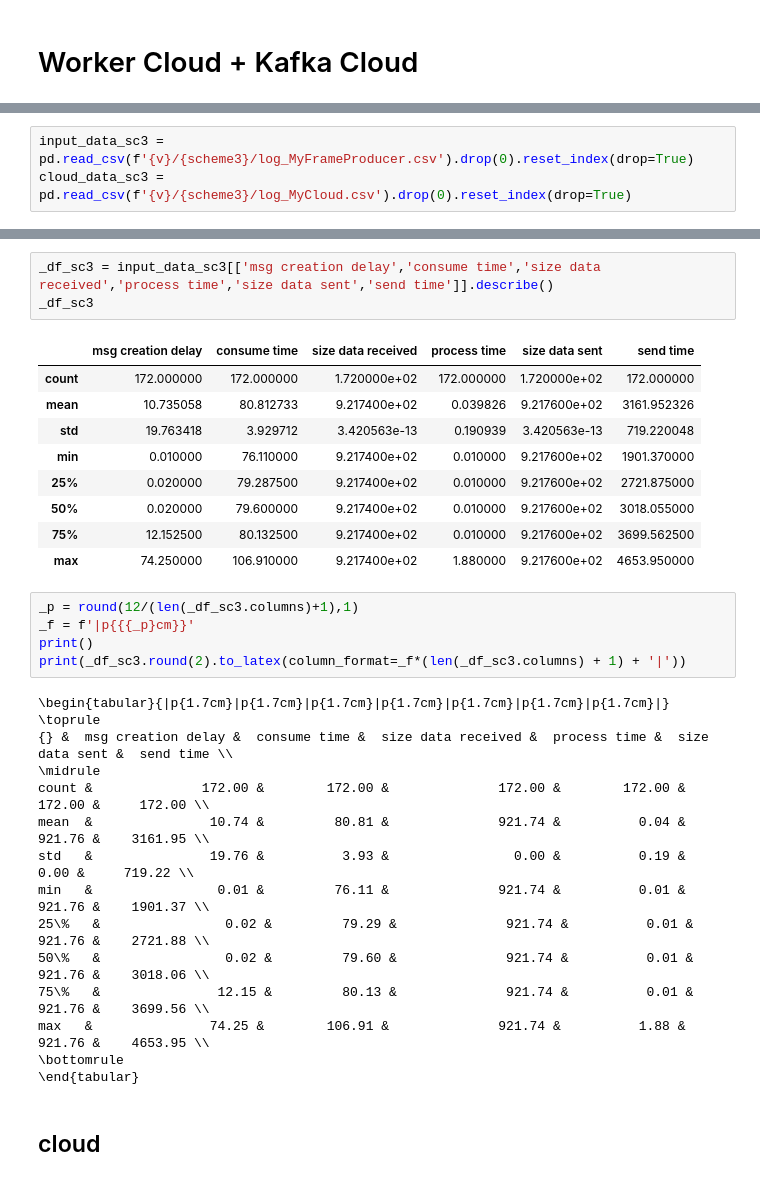
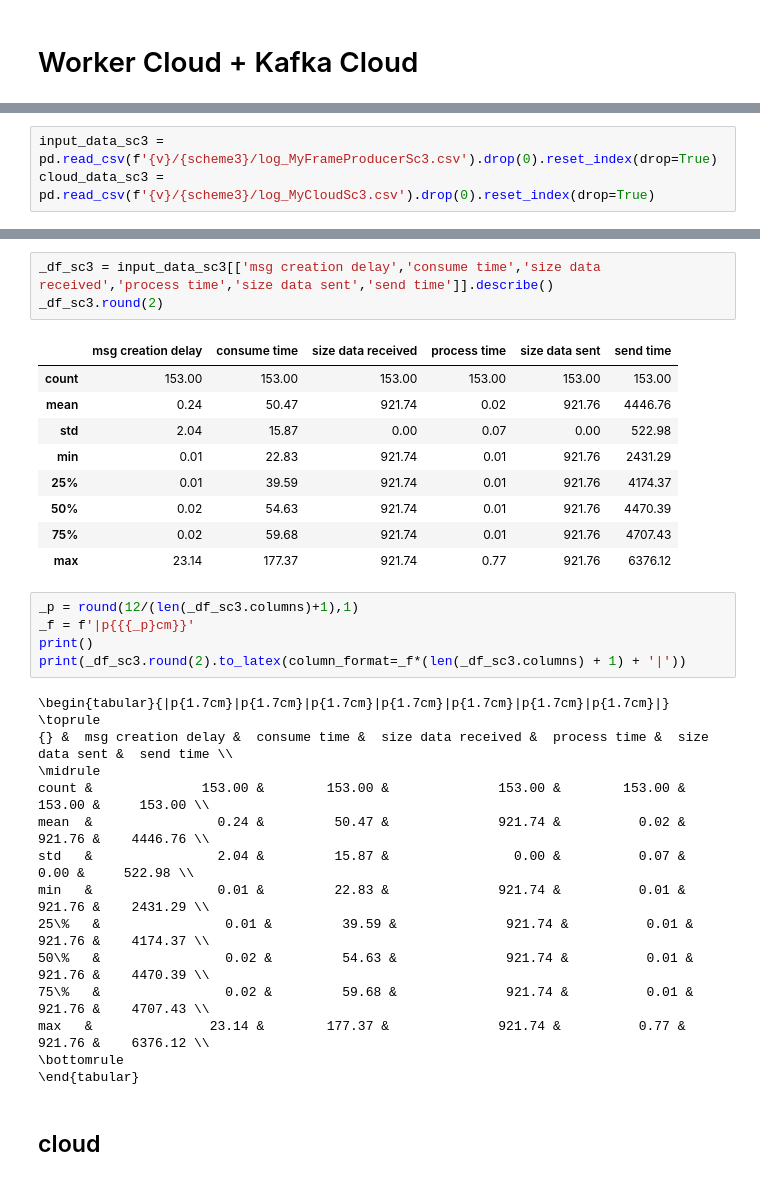
Before and after one commit to fogverse/live-yolov5, a Jupyter notebook: analysis/analysis.ipynb, the cells around one changed output, grey strips where cells are left out. Saved outputs shown, nothing was run; the diff lists cells and outputs as text.

```diff
--- a/analysis/analysis.ipynb
+++ b/analysis/analysis.ipynb
@@ -201,6 +237,6 @@ scheme3 = 'worker-cloud-kafka'
 # %%
-input_data_sc3 = pd.read_csv(f'{v}/{scheme3}/log_MyFrameProducer.csv').drop(0).reset_index(drop=True)
-cloud_data_sc3 = pd.read_csv(f'{v}/{scheme3}/log_MyCloud.csv').drop(0).reset_index(drop=True)
+input_data_sc3 = pd.read_csv(f'{v}/{scheme3}/log_MyFrameProducerSc3.csv').drop(0).reset_index(drop=True)
+cloud_data_sc3 = pd.read_csv(f'{v}/{scheme3}/log_MyCloudSc3.csv').drop(0).reset_index(drop=True)
 # %%
 input_data_sc3
 # %% [output]
@@ -220,16 +256,16 @@ input_data_sc3
 # %%
 _df_sc3 = input_data_sc3[['msg creation delay','consume time','size data received','process time','size data sent','send time']].describe()
-_df_sc3
+_df_sc3.round(2)
 # %% [output]
 |  | msg creation delay | consume time | size data received | process time | size data sent | send time |
-| count | 172.000000 | 172.000000 | 1.720000e+02 | 172.000000 | 1.720000e+02 | 172.000000 |
-| mean | 10.735058 | 80.812733 | 9.217400e+02 | 0.039826 | 9.217600e+02 | 3161.952326 |
-| std | 19.763418 | 3.929712 | 3.420563e-13 | 0.190939 | 3.420563e-13 | 719.220048 |
-| min | 0.010000 | 76.110000 | 9.217400e+02 | 0.010000 | 9.217600e+02 | 1901.370000 |
-| 25% | 0.020000 | 79.287500 | 9.217400e+02 | 0.010000 | 9.217600e+02 | 2721.875000 |
-| 50% | 0.020000 | 79.600000 | 9.217400e+02 | 0.010000 | 9.217600e+02 | 3018.055000 |
-| 75% | 12.152500 | 80.132500 | 9.217400e+02 | 0.010000 | 9.217600e+02 | 3699.562500 |
-| max | 74.250000 | 106.910000 | 9.217400e+02 | 1.880000 | 9.217600e+02 | 4653.950000 |
+| count | 153.00 | 153.00 | 153.00 | 153.00 | 153.00 | 153.00 |
+| mean | 0.24 | 50.47 | 921.74 | 0.02 | 921.76 | 4446.76 |
+| std | 2.04 | 15.87 | 0.00 | 0.07 | 0.00 | 522.98 |
+| min | 0.01 | 22.83 | 921.74 | 0.01 | 921.76 | 2431.29 |
+| 25% | 0.01 | 39.59 | 921.74 | 0.01 | 921.76 | 4174.37 |
+| 50% | 0.02 | 54.63 | 921.74 | 0.01 | 921.76 | 4470.39 |
+| 75% | 0.02 | 59.68 | 921.74 | 0.01 | 921.76 | 4707.43 |
+| max | 23.14 | 177.37 | 921.74 | 0.77 | 921.76 | 6376.12 |
 # %%
 _p = round(12/(len(_df_sc3.columns)+1),1)
 _f = f'|p{{{_p}cm}}'
@@ -240,14 +276,14 @@ print(_df_sc3.round(2).to_latex(column_format=_f*(len(_df_sc3.columns) + 1) + '|
 \toprule
 {} &  msg creation delay &  consume time &  size data received &  process time &  size data sent &  send time \\
 \midrule
-count &              172.00 &        172.00 &              172.00 &        172.00 &          172.00 &     172.00 \\
-mean  &               10.74 &         80.81 &              921.74 &          0.04 &          921.76 &    3161.95 \\
-std   &               19.76 &          3.93 &                0.00 &          0.19 &            0.00 &     719.22 \\
-min   &                0.01 &         76.11 &              921.74 &          0.01 &          921.76 &    1901.37 \\
-25\%   &                0.02 &         79.29 &              921.74 &          0.01 &          921.76 &    2721.88 \\
-50\%   &                0.02 &         79.60 &              921.74 &          0.01 &          921.76 &    3018.06 \\
-75\%   &               12.15 &         80.13 &              921.74 &          0.01 &          921.76 &    3699.56 \\
-max   &               74.25 &        106.91 &              921.74 &          1.88 &          921.76 &    4653.95 \\
+count &              153.00 &        153.00 &              153.00 &        153.00 &          153.00 &     153.00 \\
+mean  &                0.24 &         50.47 &              921.74 &          0.02 &          921.76 &    4446.76 \\
+std   &                2.04 &         15.87 &                0.00 &          0.07 &            0.00 &     522.98 \\
+min   &                0.01 &         22.83 &              921.74 &          0.01 &          921.76 &    2431.29 \\
+25\%   &                0.01 &         39.59 &              921.74 &          0.01 &          921.76 &    4174.37 \\
+50\%   &                0.02 &         54.63 &              921.74 &          0.01 &          921.76 &    4470.39 \\
+75\%   &                0.02 &         59.68 &              921.74 &          0.01 &          921.76 &    4707.43 \\
+max   &               23.14 &        177.37 &              921.74 &          0.77 &          921.76 &    6376.12 \\
 \bottomrule
 \end{tabular}
 # %% [markdown]
```
Also changed, not shown: parts of 51 cells of this notebook, 17 other files.
